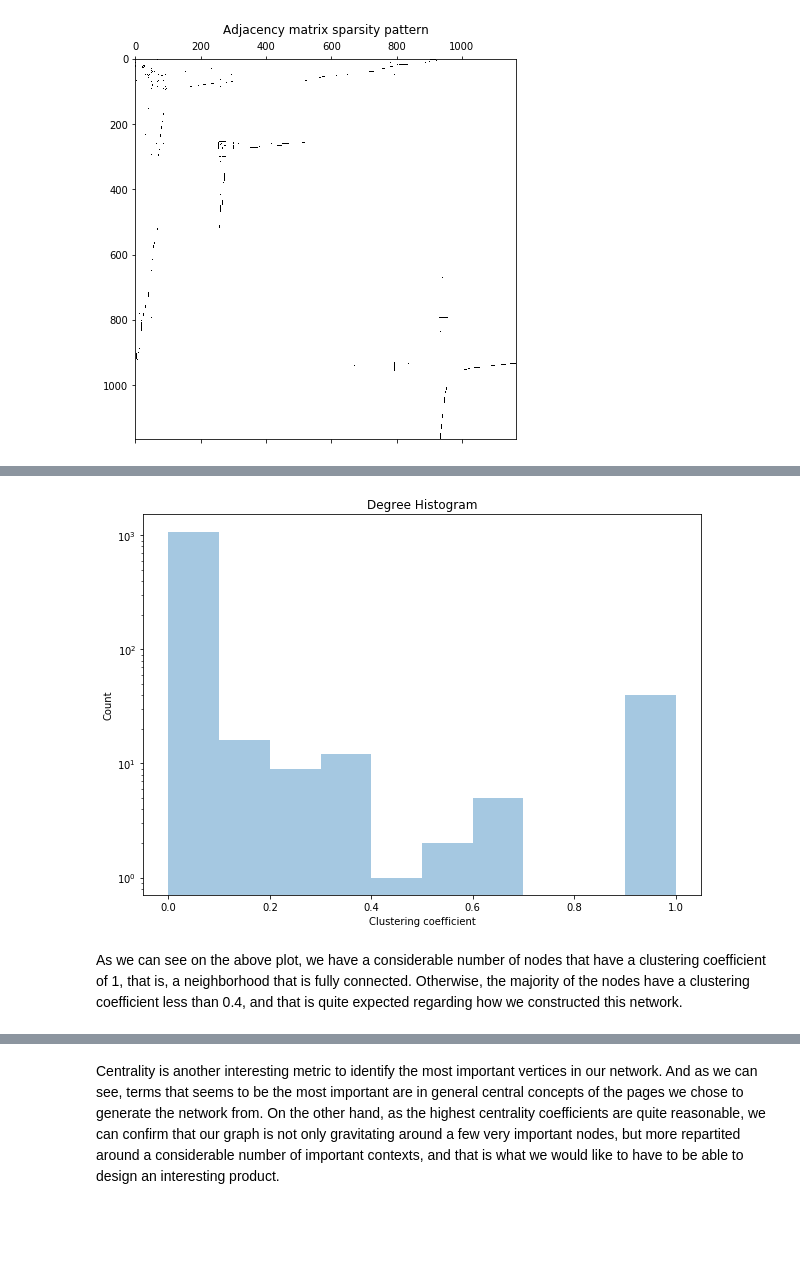
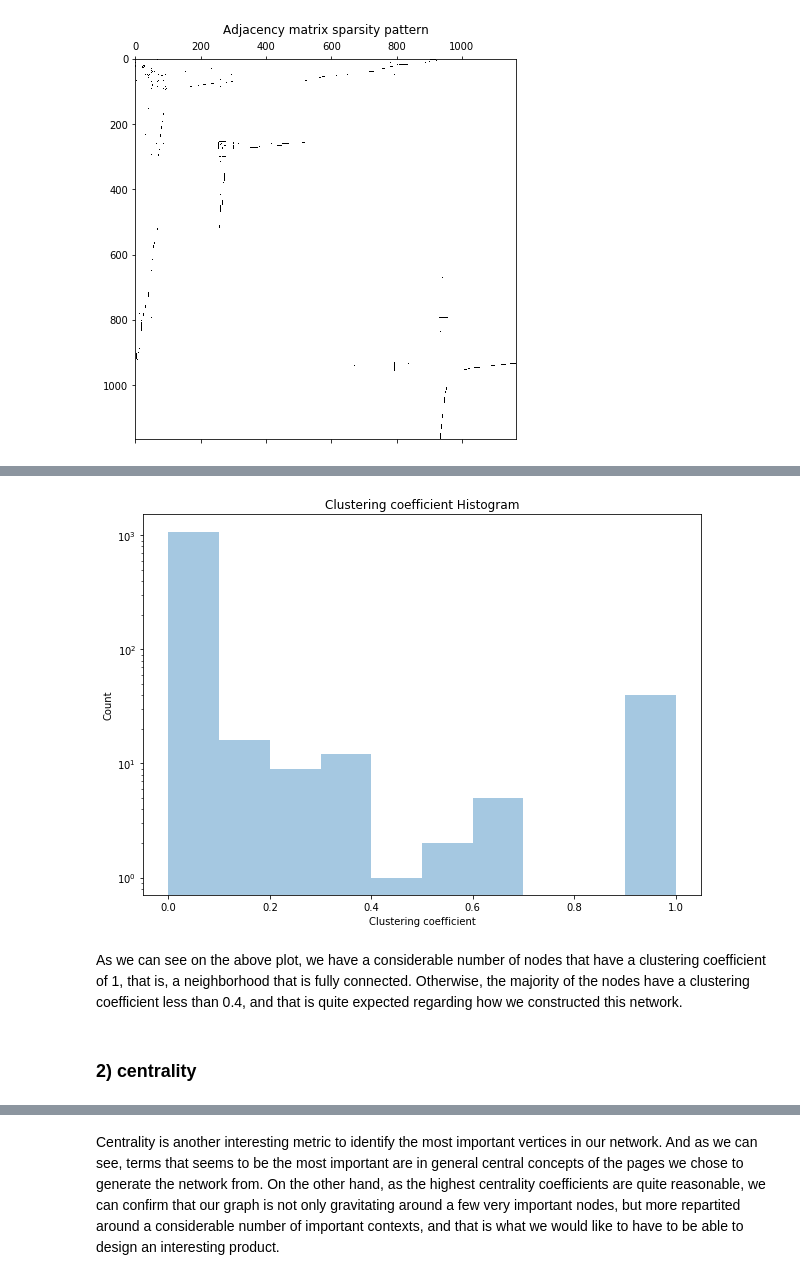
Before and after one commit to FredBaos/Ntds_project_team02, a Jupyter notebook: Exploration.ipynb, the cells around one changed output, grey strips where cells are left out. Saved outputs shown, nothing was run; the diff lists cells and outputs as text; code cells hidden in the pictures; blank space fills up the shorter version.

```diff
--- a/Exploration.ipynb
+++ b/Exploration.ipynb
@@ -160,17 +238,19 @@ Top 20 nodes with highest clustering coefficient:
 # %%
 # clustering coefficients distribution
 cc_sequence = list(clus_coefs.values())
 
 plt.figure(figsize=(10,7))
 sns.distplot(cc_sequence, kde=False, hist_kws={'log':True}, bins=10)
-plt.title("Degree Histogram")
+plt.title("Clustering coefficient Histogram")
 plt.ylabel("Count")
 plt.xlabel("Clustering coefficient")
 plt.show()
 # %% [output]
-[figure, old version]
+[figure, new version]
 # %% [markdown]
 As we can see on the above plot, we have a considerable number of nodes that have a clustering coefficient of 1, that is, a neighborhood that is fully connected. Otherwise, the majority of the nodes have a clustering coefficient less than 0.4, and that is quite expected regarding how we constructed this network.
+# %% [markdown]
+### 2) centrality
 # %%
 # study of the centrality of the nodes
 cent = nx.degree_centrality(G)
```
Also changed, not shown: parts of 58 cells of this notebook, 2 other files.
